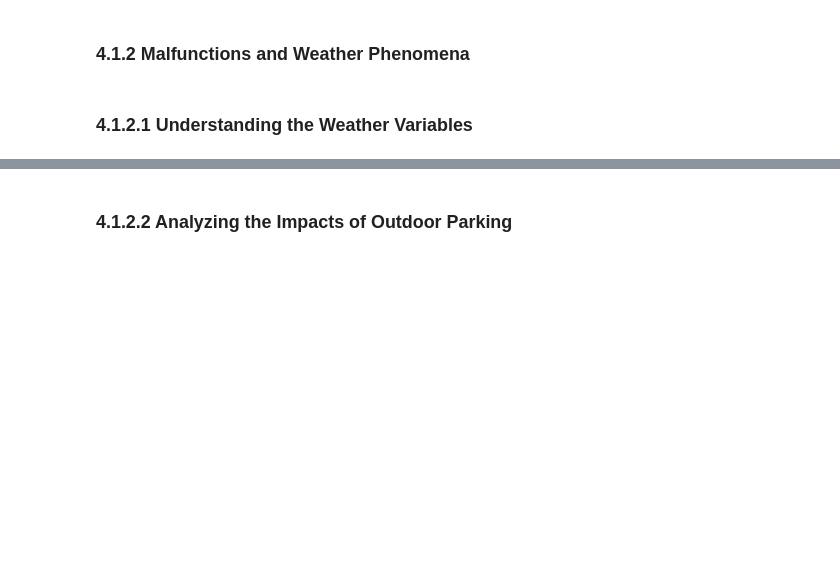
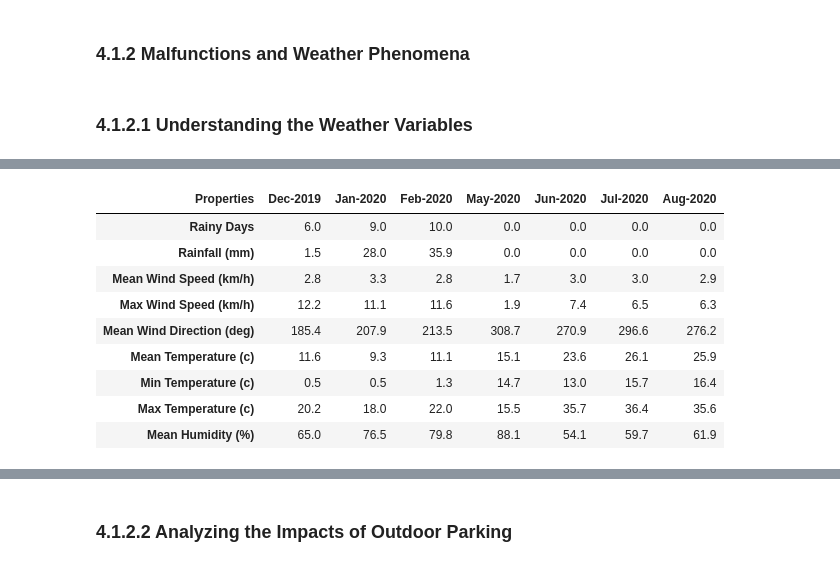
Before and after one commit to elront/Data_Sceince_Project, a Jupyter notebook: Data_science_workshop_project.ipynb, the cells around one changed output, grey strips where cells are left out. Saved outputs shown, nothing was run; the diff lists cells and outputs as text; code cells hidden in the pictures; blank space fills up the shorter version.

```diff
--- a/Data_science_workshop_project.ipynb
+++ b/Data_science_workshop_project.ipynb
@@ -2076,0 +2189,13 @@ plot_hand_interval_malf_system(unified_malf_parking_df, 1, "Ramat David Air Forc
+# %%
+display_weather_statistics_per_station(meterological_df_2020, "SEDE BOQER")
+# %% [output]
+| Properties | Dec-2019 | Jan-2020 | Feb-2020 | May-2020 | Jun-2020 | Jul-2020 | Aug-2020 |
+| Rainy Days | 6.0 | 9.0 | 10.0 | 0.0 | 0.0 | 0.0 | 0.0 |
+| Rainfall (mm) | 1.5 | 28.0 | 35.9 | 0.0 | 0.0 | 0.0 | 0.0 |
+| Mean Wind Speed (km/h) | 2.8 | 3.3 | 2.8 | 1.7 | 3.0 | 3.0 | 2.9 |
+| Max Wind Speed (km/h) | 12.2 | 11.1 | 11.6 | 1.9 | 7.4 | 6.5 | 6.3 |
+| Mean Wind Direction (deg) | 185.4 | 207.9 | 213.5 | 308.7 | 270.9 | 296.6 | 276.2 |
+| Mean Temperature (c) | 11.6 | 9.3 | 11.1 | 15.1 | 23.6 | 26.1 | 25.9 |
+| Min Temperature (c) | 0.5 | 0.5 | 1.3 | 14.7 | 13.0 | 15.7 | 16.4 |
+| Max Temperature (c) | 20.2 | 18.0 | 22.0 | 15.5 | 35.7 | 36.4 | 35.6 |
+| Mean Humidity (%) | 65.0 | 76.5 | 79.8 | 88.1 | 54.1 | 59.7 | 61.9 |
```
Also changed, not shown: parts of 18 cells of this notebook.
